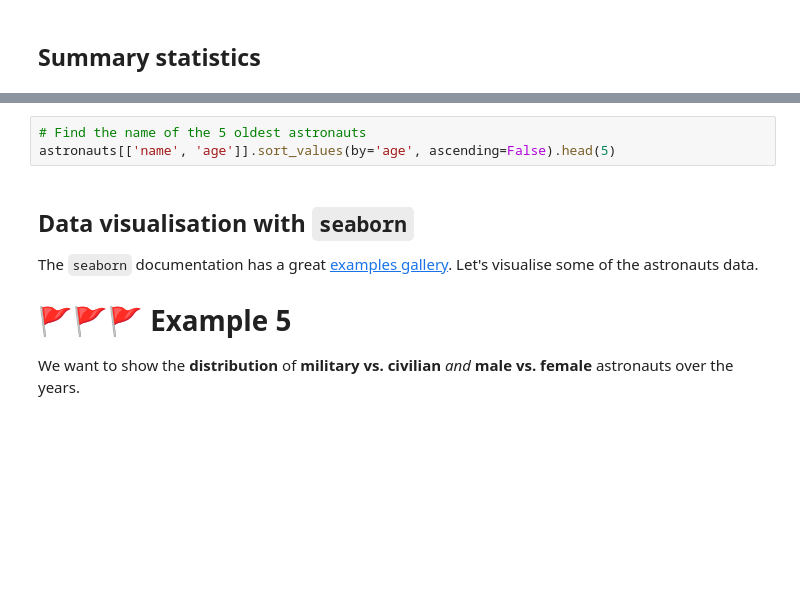
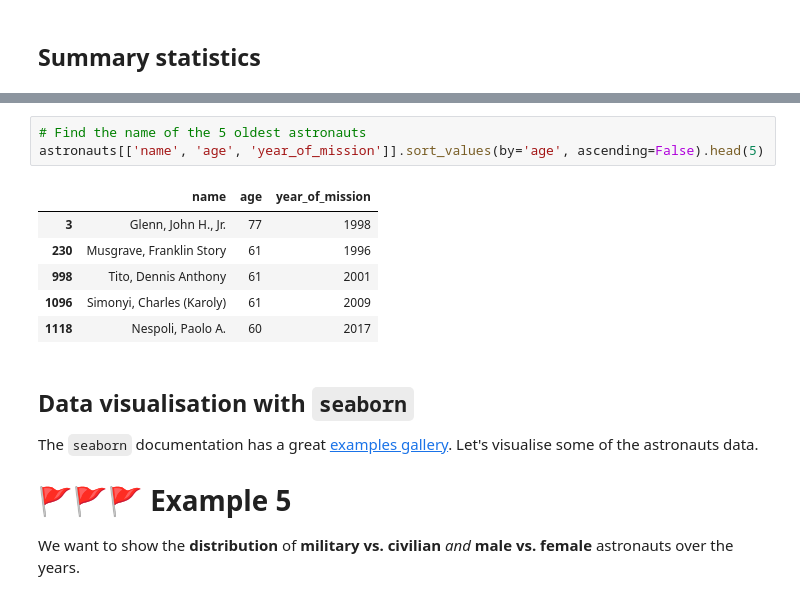
Before and after one commit to chdesvages/ddi-intro-python-21feb23, a Jupyter notebook: presentation.ipynb, the cells around one changed output, grey strips where cells are left out. Cells and saved outputs as stored; diff of their text form; blank space fills up the shorter version.

```diff
--- a/presentation.ipynb
+++ b/presentation.ipynb
@@ -321,6 +483,13 @@ astronauts['age'].describe()
 # %%
 # Find the name of the 5 oldest astronauts
-astronauts[['name', 'age']].sort_values(by='age', ascending=False).head(5)
+astronauts[['name', 'age', 'year_of_mission']].sort_values(by='age', ascending=False).head(5)
+# %% [output]
+|  | name | age | year_of_mission |
+| 3 | Glenn, John H., Jr. | 77 | 1998 |
+| 230 | Musgrave, Franklin Story | 61 | 1996 |
+| 998 | Tito, Dennis Anthony | 61 | 2001 |
+| 1096 | Simonyi, Charles (Karoly) | 61 | 2009 |
+| 1118 | Nespoli, Paolo A. | 60 | 2017 |
 # %% [markdown]
 ## Data visualisation with `seaborn`
 
```
Also changed, not shown: parts of 29 cells of this notebook.
